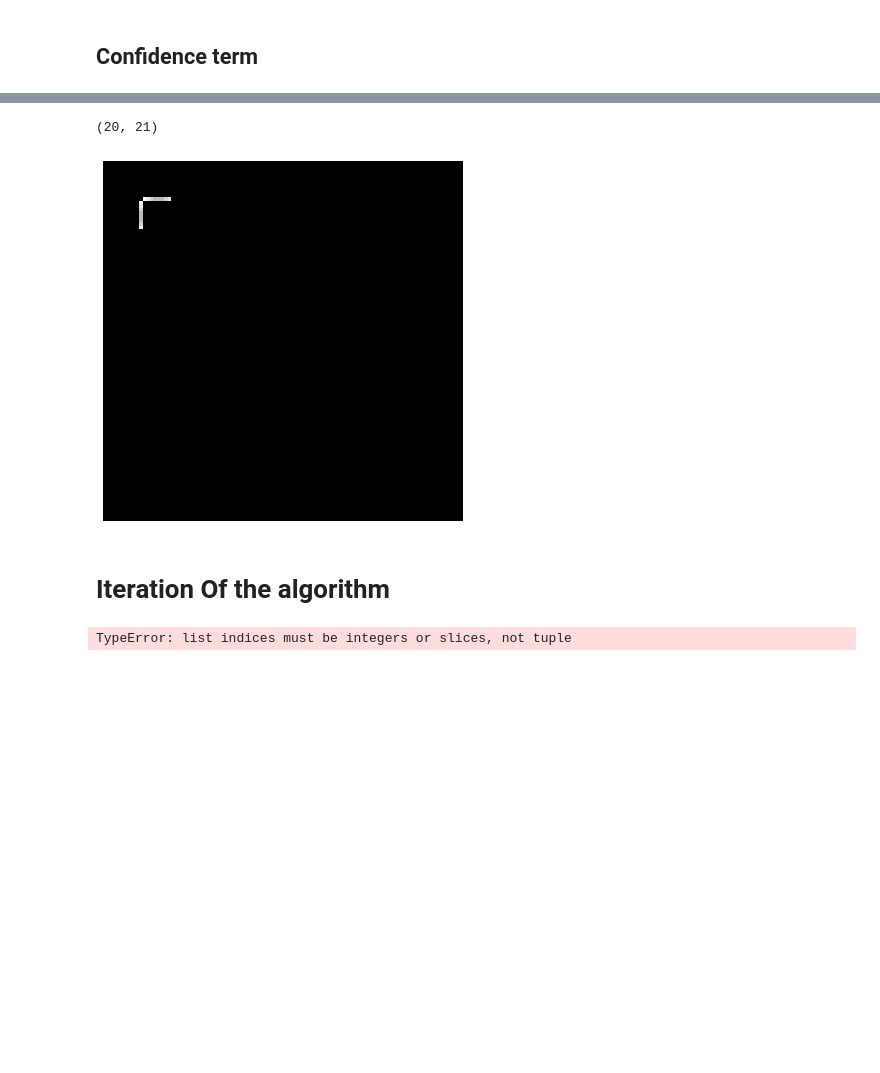
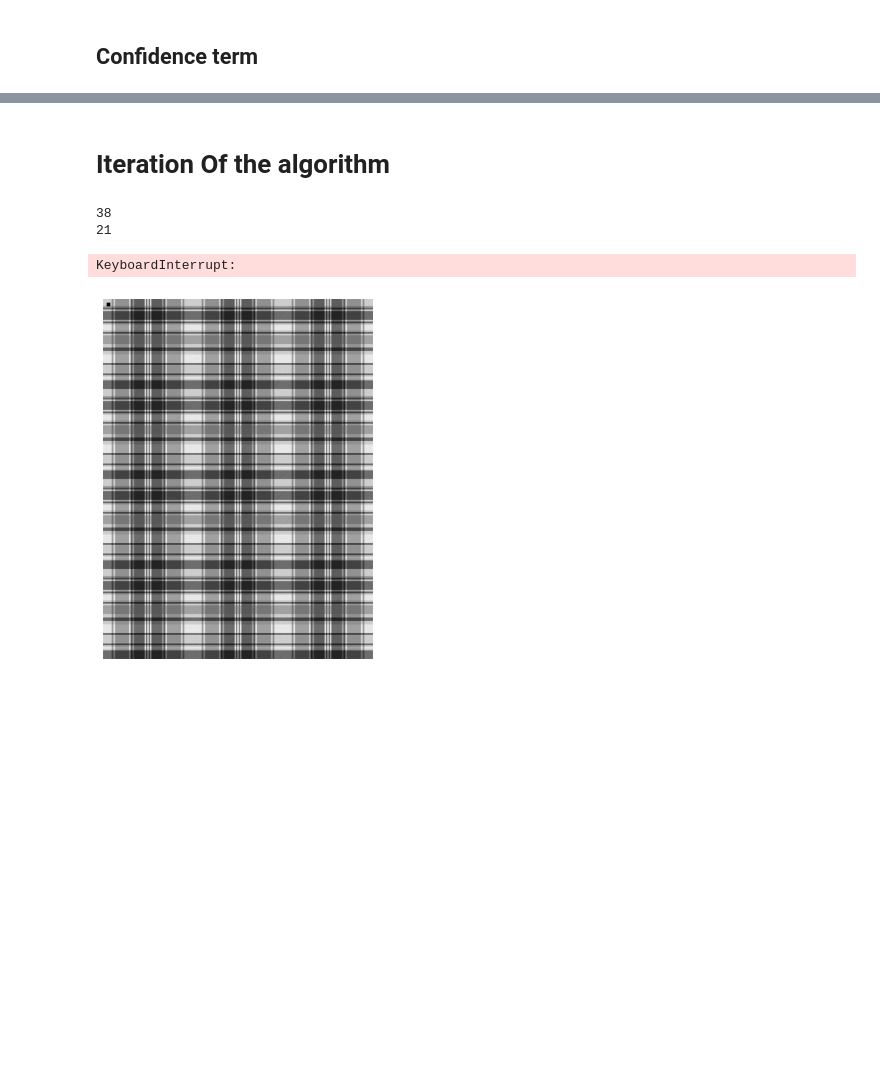
Before and after one commit to bhsyns/Inpainting-Project, a Jupyter notebook: Projet.ipynb, the cells around one changed output, grey strips where cells are left out. Saved outputs shown, nothing was run; the diff lists cells and outputs as text; code cells hidden in the pictures; blank space fills up the shorter version.

```diff
--- a/Projet.ipynb
+++ b/Projet.ipynb
@@ -68,11 +65,11 @@ def similarity(patch1 , patch2):
 # %%
 def c_matrix(mask):
     n,m= mask.shape
-    c=np.zeros(mask.shape,dtype=np.float128)
+    c=np.zeros(mask.shape)
     for k in range(n):
         for l in range(m):
             patch = get_patch(mask,(k,l))
             c[k,l]=np.sum(patch)/(patch.shape[0]*patch.shape[1])
     return c
 
-view(c_matrix(mask(im, 10, 20 , 10, 20)))
+#view(c_matrix(mask(im, 10, 100 , 20, 200)))
@@ -152,7 +161,7 @@ def update_bord(border , mask , point):
                 pass
     return border
 # %%
-old = init_bord(mask)
-view(bord_matrix(mask,old))
-update_bord(old , mask , (20,20))
-view(bord_matrix(mask,old))
+#old = init_bord(mask)
+#view(bord_matrix(mask,old))
+#update_bord(old , mask , (20,20))
+#view(bord_matrix(mask,old))
@@ -192,6 +198,6 @@ def gradient_I(image , mask):
         return [fgradx,fgrady]
 
 
-I=gradient_I(im , mask)
-view(I[0])
-view(I[1])
+#I=gradient_I(im , mask)
+#view(I[0])
+#view(I[1])
@@ -211,7 +214,7 @@ def normal_vect(image,mask,bord) : #n(p)
         centerX, centerY = patch.shape[0]//2 ,patch.shape[1]//2
         coordx[i][j] =gradX[centerX][centerY]
         coordy[i][j] =gradY[centerX][centerY]
-    return coordy,coordx
-n=normal_vect(im,mask,init_bord(mask))
-view(n[0])
-view(n[1])
+    return coordx,coordy
+#n=normal_vect(im,mask,init_bord(mask))
+#view(n[0])
+#view(n[1])
@@ -242,11 +246,8 @@ def maxP(image,mask,bordure):
             argmax=point
     return argmax
 # %%
-view(P(im,mask,init_bord(mask)))
-print(maxP(im,mask,init_bord(mask)))
+#view(P(im,mask,init_bord(mask)))
+#print(maxP(im,mask,init_bord(mask)))
-# %% [output]
-(20, 21)
-[figure, removed]
-# %% [markdown]
-# Iteration Of the algorithm
+# %% [markdown]
+# Iteration Of the algorithm
 # %%
@@ -292,5 +296,12 @@ def iterate(image , mask , patchsize = 8):
         K+=1
-# %%
-iterate(im , mask , patchsize = 8)
-# %% [output]
-TypeError: list indices must be integers or slices, not tuple
+# %%
+im=iio.imread('cloth.jpg',as_gray=True)
+mask=mask(im, 10, 20 , 10, 20)
+
+iterate(im , mask)
+# %% [output]
+38
+21
+KeyboardInterrupt:
+[figure, added]
+[figure, added]
```
Also changed, not shown: parts of 11 cells of this notebook, 1 other file.
